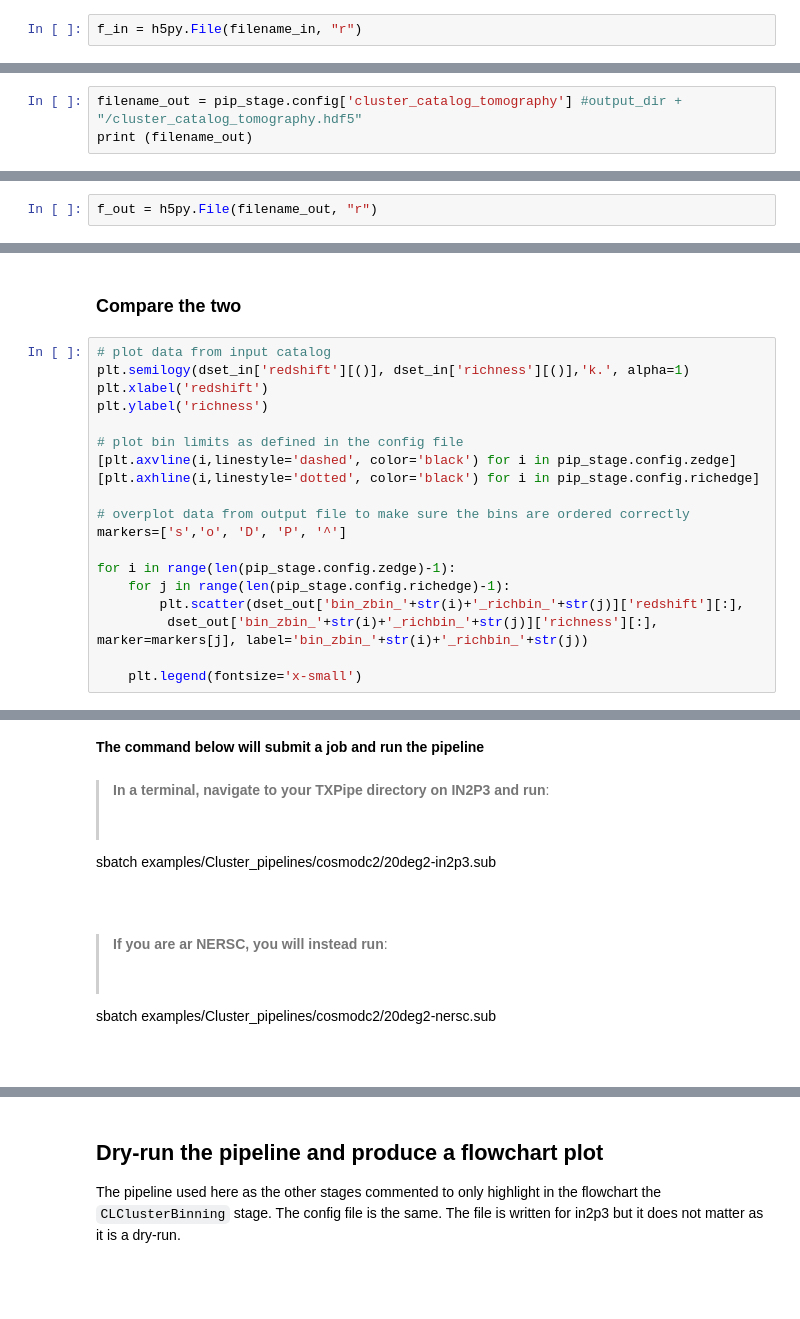
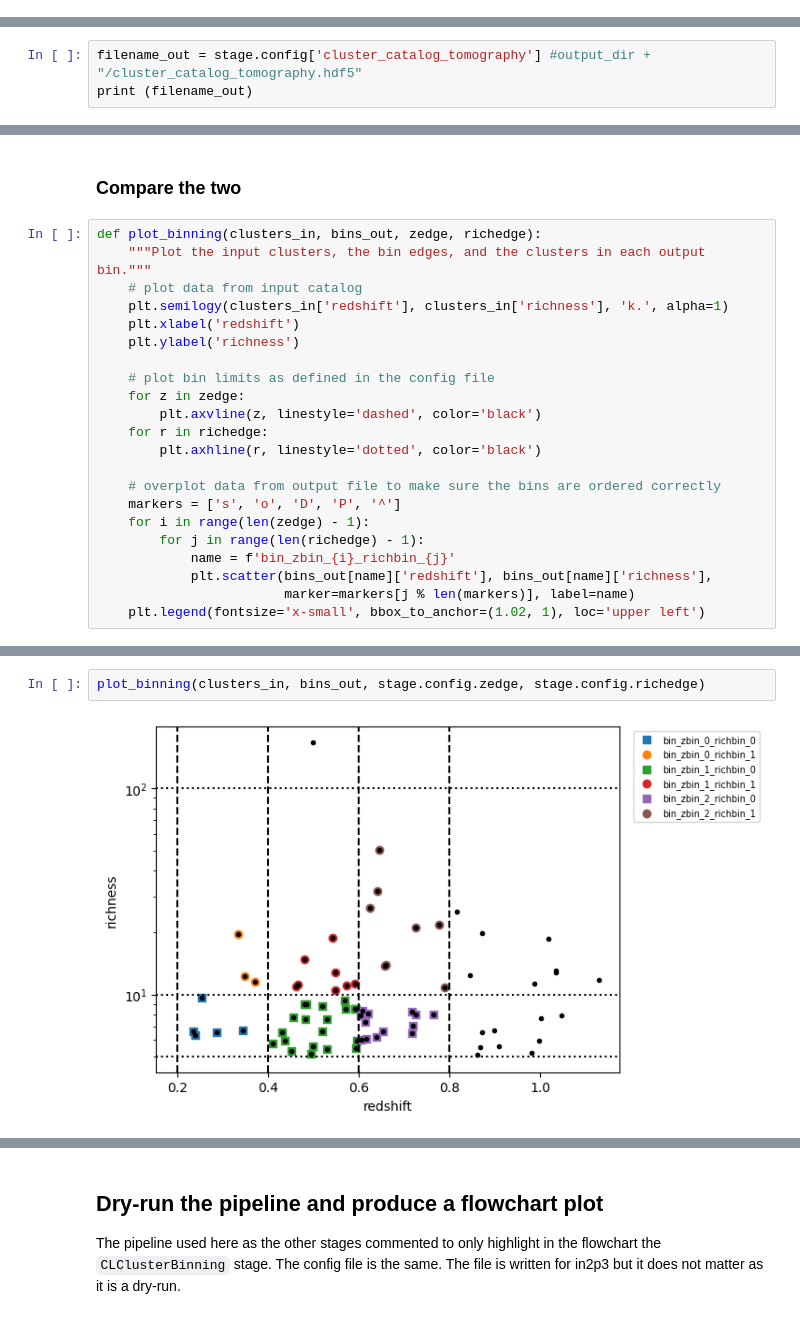
Before and after one commit to LSSTDESC/TXPipe, a Jupyter notebook: notebooks/cluster_counts/Run_CL_ClusterBinning.ipynb, the cells around one changed output, grey strips where cells are left out. Saved outputs shown, nothing was run; the diff lists cells and outputs as text; blank space fills up the shorter version.

Commit message:
Fixed paths in pipelines, fixed data reading in notebooks

````diff
--- a/notebooks/cluster_counts/Run_CL_ClusterBinning.ipynb
+++ b/notebooks/cluster_counts/Run_CL_ClusterBinning.ipynb
@@ -81,2 +82,0 @@ print(filename_in)
-# %%
-f_in = h5py.File(filename_in, "r")
@@ -102,6 +100,6 @@ Text(0, 0.5, 'richness')
 # %% [markdown]
 ### Open binning output
 # %%
-filename_out = pip_stage.config['cluster_catalog_tomography'] #output_dir + "/cluster_catalog_tomography.hdf5"
+filename_out = stage.config['cluster_catalog_tomography'] #output_dir + "/cluster_catalog_tomography.hdf5"
 print (filename_out)
 # %% [output]
@@ -109,2 +106,0 @@ print (filename_out)
-# %%
-f_out = h5py.File(filename_out, "r")
@@ -141,21 +140,24 @@ The file contains 6 keys corresponding to 3  redshift bins times 2 richness bins
 # %% [markdown]
 ### Compare the two
 # %%
-# plot data from input catalog
-plt.semilogy(dset_in['redshift'][()], dset_in['richness'][()],'k.', alpha=1)
-plt.xlabel('redshift')
-plt.ylabel('richness')
+def plot_binning(clusters_in, bins_out, zedge, richedge):
+    """Plot the input clusters, the bin edges, and the clusters in each output bin."""
+    # plot data from input catalog
+    plt.semilogy(clusters_in['redshift'], clusters_in['richness'], 'k.', alpha=1)
+    plt.xlabel('redshift')
+    plt.ylabel('richness')
 
-# plot bin limits as defined in the config file
-[plt.axvline(i,linestyle='dashed', color='black') for i in pip_stage.config.zedge]
-[plt.axhline(i,linestyle='dotted', color='black') for i in pip_stage.config.richedge]
+    # plot bin limits as defined in the config file
+    for z in zedge:
+        plt.axvline(z, linestyle='dashed', color='black')
+    for r in richedge:
+        plt.axhline(r, linestyle='dotted', color='black')
 
-# overplot data from output file to make sure the bins are ordered correctly
-markers=['s','o', 'D', 'P', '^']
-
-for i in range(len(pip_stage.config.zedge)-1):
-    for j in range(len(pip_stage.config.richedge)-1):
-        plt.scatter(dset_out['bin_zbin_'+str(i)+'_richbin_'+str(j)]['redshift'][:],
-         dset_out['bin_zbin_'+str(i)+'_richbin_'+str(j)]['richness'][:], marker=markers[j], label='bin_zbin_'+str(i)+'_richbin_'+str(j))
-
-    plt.legend(fontsize='x-small')
+    # overplot data from output file to make sure the bins are ordered correctly
+    markers = ['s', 'o', 'D', 'P', '^']
+    for i in range(len(zedge) - 1):
+        for j in range(len(richedge) - 1):
+            name = f'bin_zbin_{i}_richbin_{j}'
+            plt.scatter(bins_out[name]['redshift'], bins_out[name]['richness'],
+                        marker=markers[j % len(markers)], label=name)
+    plt.legend(fontsize='x-small', bbox_to_anchor=(1.02, 1), loc='upper left')
@@ -202,15 +164,4 @@ ceci examples/cosmodc2/Cluster_pipelines/pipeline-20deg2-CL-nersc.yml
-# %% [markdown]
-**The command below will submit a job and run the pipeline**
-# %% [markdown]
-
-
-> **In a terminal, navigate to your TXPipe directory on IN2P3 and run**:
->```
-sbatch examples/Cluster_pipelines/cosmodc2/20deg2-in2p3.sub
-```
-# %% [markdown]
-
-> **If you are ar NERSC, you will instead run**:
->```
-sbatch examples/Cluster_pipelines/cosmodc2/20deg2-nersc.sub
-```
+# %%
+plot_binning(clusters_in, bins_out, stage.config.zedge, stage.config.richedge)
+# %% [output]
+[figure, added]
````
Also changed, not shown: parts of 49 cells of this notebook, 5 other files.
